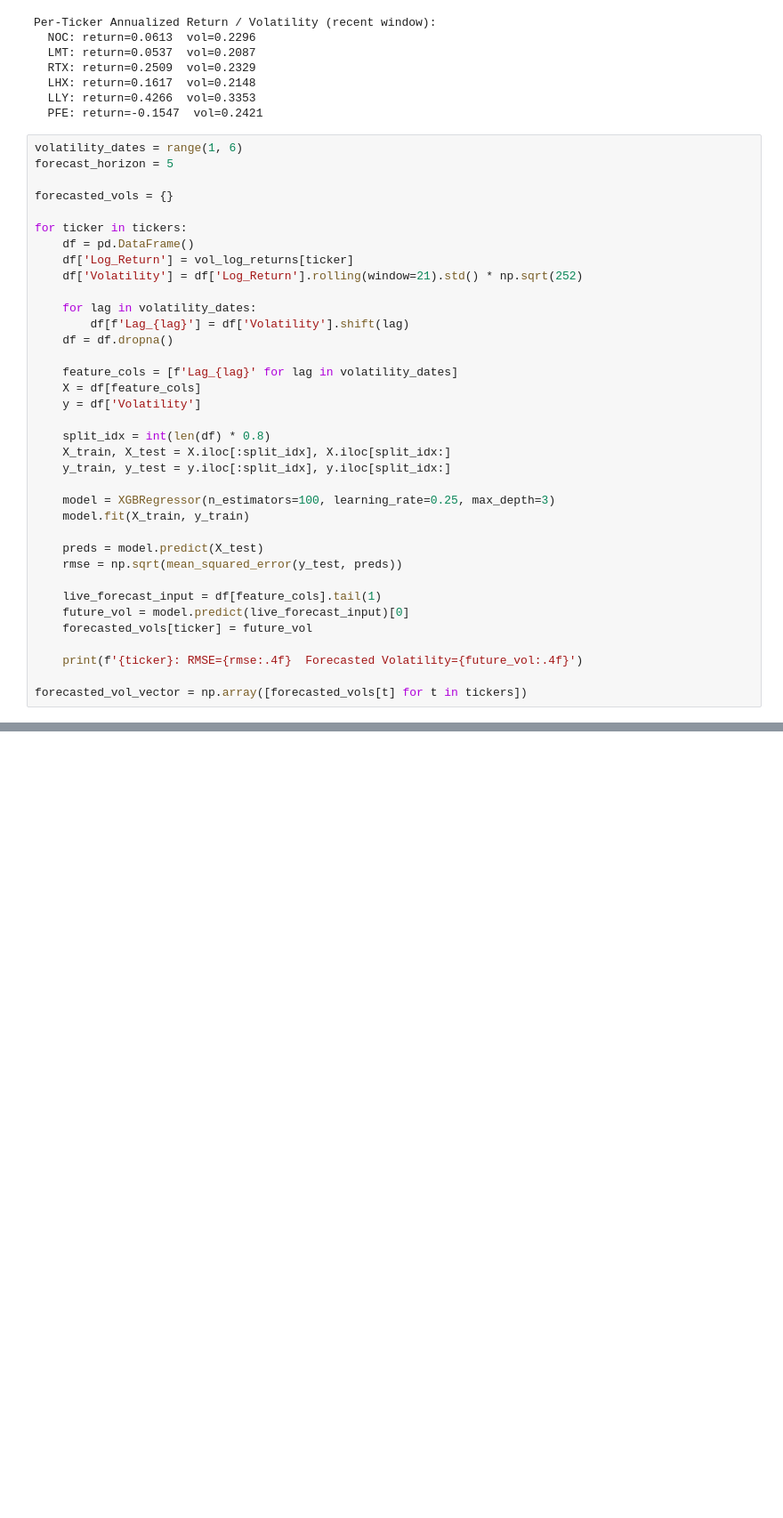
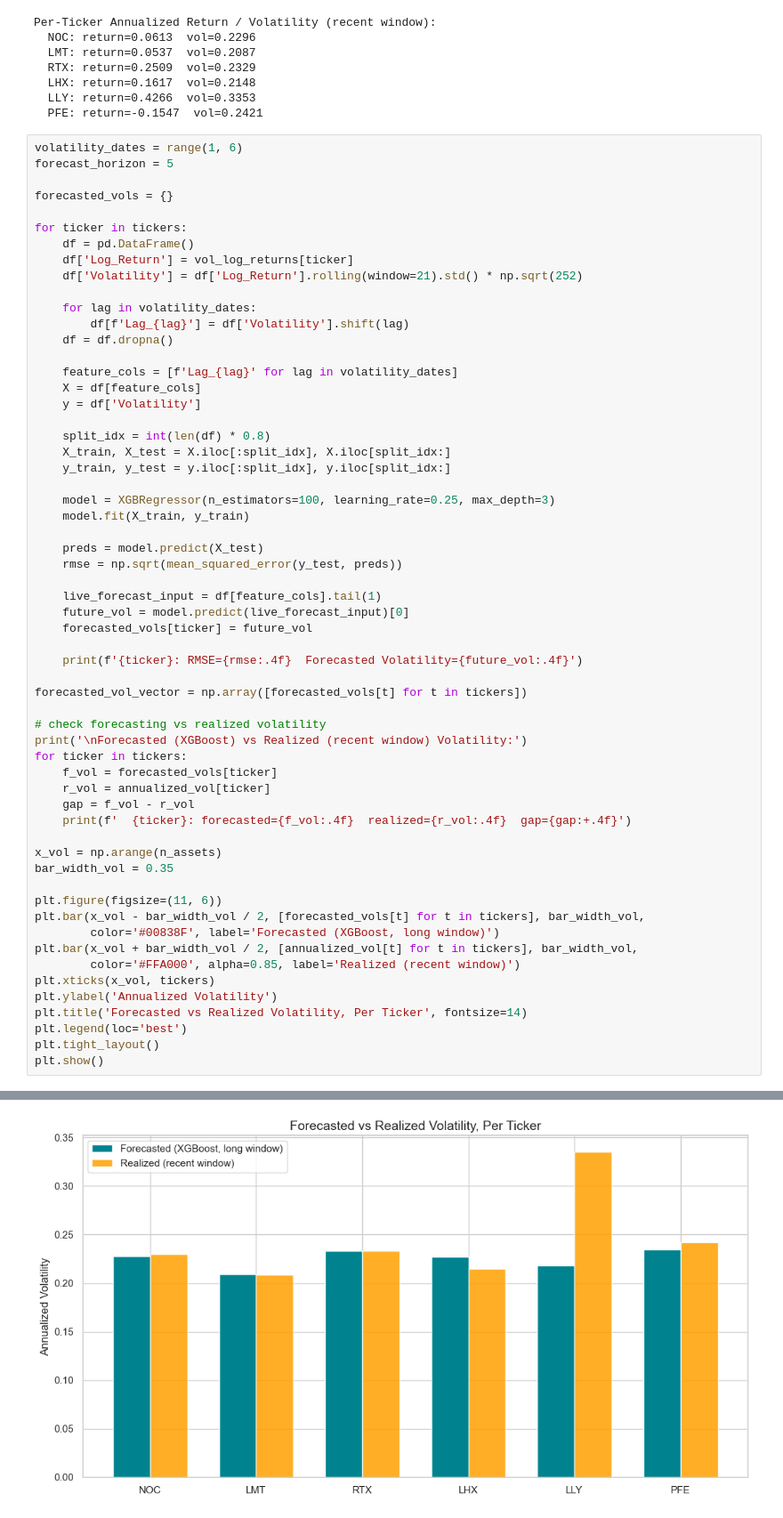
Before and after one commit to bekahaadams314/Market-Risk-Portfolio-Engine, a Jupyter notebook: market_portfolio_optimizer_using_monte_carlo.ipynb, the cells around one changed output, grey strips where cells are left out. Shown at 89% size. Saved outputs shown, nothing was run; the diff lists cells and outputs as text; blank space fills up the shorter version.

Commit message:
Portfolio Optimizer using Monte Carlo, XGBoost and CVaR

```diff
--- a/market_portfolio_optimizer_using_monte_carlo.ipynb
+++ b/market_portfolio_optimizer_using_monte_carlo.ipynb
@@ -98,6 +102,29 @@ for ticker in tickers:
     print(f'{ticker}: RMSE={rmse:.4f}  Forecasted Volatility={future_vol:.4f}')
 
 forecasted_vol_vector = np.array([forecasted_vols[t] for t in tickers])
+
+# check forecasting vs realized volatility
+print('\nForecasted (XGBoost) vs Realized (recent window) Volatility:')
+for ticker in tickers:
+    f_vol = forecasted_vols[ticker]
+    r_vol = annualized_vol[ticker]
+    gap = f_vol - r_vol
+    print(f'  {ticker}: forecasted={f_vol:.4f}  realized={r_vol:.4f}  gap={gap:+.4f}')
+
+x_vol = np.arange(n_assets)
+bar_width_vol = 0.35
+
+plt.figure(figsize=(11, 6))
+plt.bar(x_vol - bar_width_vol / 2, [forecasted_vols[t] for t in tickers], bar_width_vol,
+        color='#00838F', label='Forecasted (XGBoost, long window)')
+plt.bar(x_vol + bar_width_vol / 2, [annualized_vol[t] for t in tickers], bar_width_vol,
+        color='#FFA000', alpha=0.85, label='Realized (recent window)')
+plt.xticks(x_vol, tickers)
+plt.ylabel('Annualized Volatility')
+plt.title('Forecasted vs Realized Volatility, Per Ticker', fontsize=14)
+plt.legend(loc='best')
+plt.tight_layout()
+plt.show()
 # %% [output]
 NOC: RMSE=0.0309  Forecasted Volatility=0.2280
 LMT: RMSE=0.0298  Forecasted Volatility=0.2094
@@ -108,3 +143,4 @@ PFE: RMSE=0.0177  Forecasted Volatility=0.2346
+[figure, added]
 # %%
 hist_corr = returns.corr().values
 D = np.diag(forecasted_vol_vector)
```
Also changed, not shown: parts of 9 cells of this notebook.
